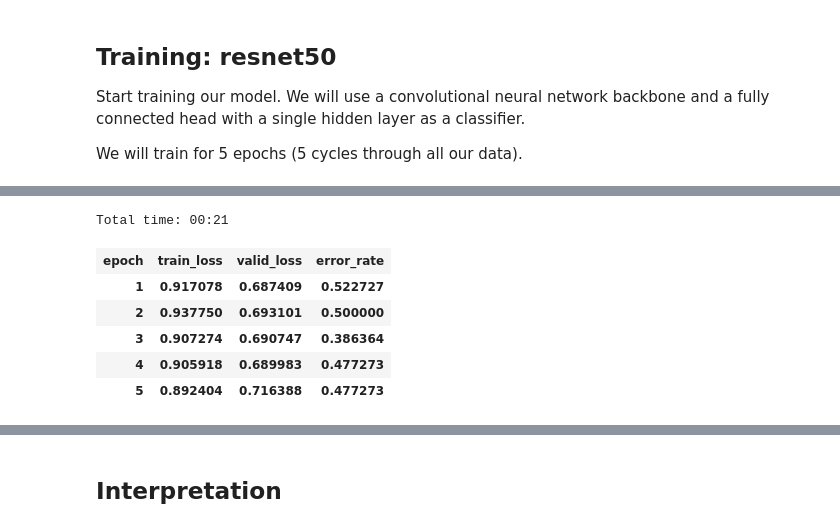
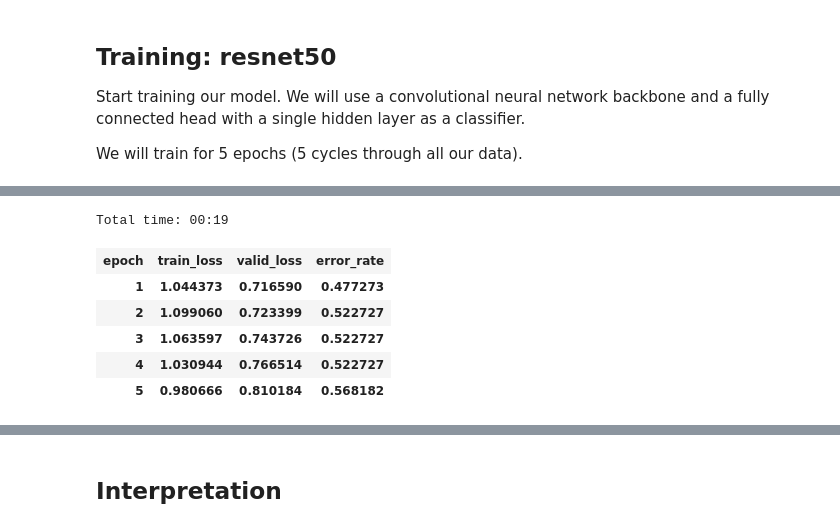
Before and after one commit to seyelens/Bird-Identification-by-Audio, a Jupyter notebook: Bird_Identification_by_Audio.ipynb, the cells around one changed output, grey strips where cells are left out. Saved outputs shown, nothing was run; the diff lists cells and outputs as text; code cells hidden in the pictures.

```diff
--- a/Bird_Identification_by_Audio.ipynb
+++ b/Bird_Identification_by_Audio.ipynb
@@ -158,7 +146,7 @@ coppersmith_barbet
 [interactive output not drawn]
 # %%
 np.random.seed(42)
-data = ImageDataBunch.from_folder(path, train=".", valid_pct=0.2, size=229, num_workers=4).normalize(imagenet_stats)
+data = ImageDataBunch.from_folder(path, train=".", valid_pct=0.2, size=224, num_workers=4).normalize(imagenet_stats)
 # %%
 data.show_batch(rows=3, figsize=(7,8))
 # %% [output]
@@ -174,12 +186,12 @@ learn = create_cnn(data, models.resnet50, metrics=error_rate)
 # %%
-learn.fit_one_cycle(5, max_lr=slice(1e-6,1e-4), pct_start=0.8)
+learn.fit_one_cycle(5, max_lr=slice(1e-6,1e-4))
 # %% [output]
-Total time: 00:21
+Total time: 00:19
 | epoch | train_loss | valid_loss | error_rate |
-| 1 | 0.917078 | 0.687409 | 0.522727 |
-| 2 | 0.937750 | 0.693101 | 0.500000 |
-| 3 | 0.907274 | 0.690747 | 0.386364 |
-| 4 | 0.905918 | 0.689983 | 0.477273 |
-| 5 | 0.892404 | 0.716388 | 0.477273 |
+| 1 | 1.044373 | 0.716590 | 0.477273 |
+| 2 | 1.099060 | 0.723399 | 0.522727 |
+| 3 | 1.063597 | 0.743726 | 0.522727 |
+| 4 | 1.030944 | 0.766514 | 0.522727 |
+| 5 | 0.980666 | 0.810184 | 0.568182 |
 # %%
 learn.save('model')
```
Also changed, not shown: parts of 19 cells of this notebook.
